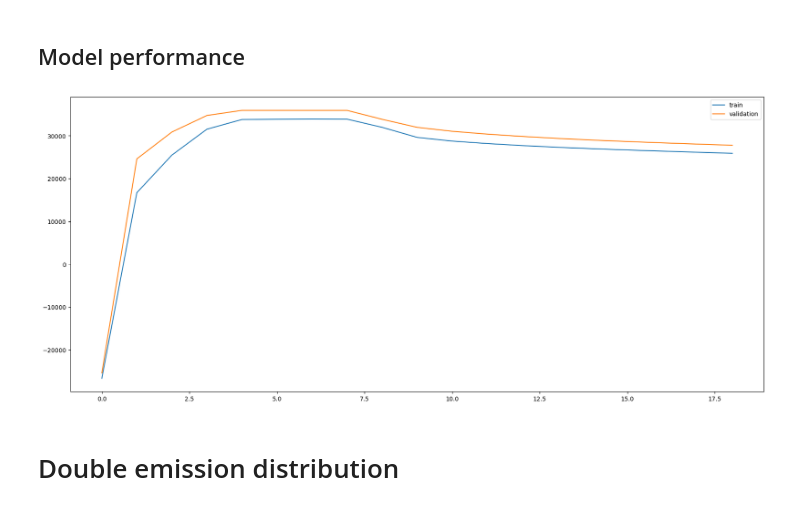
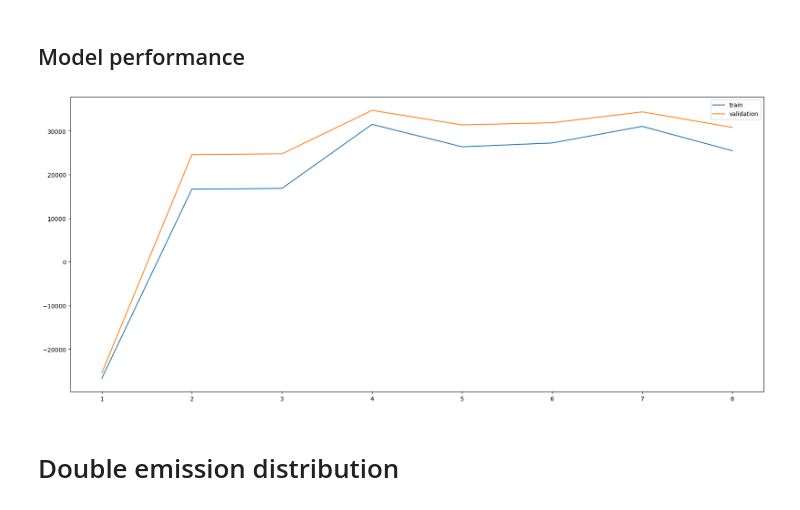
Before and after one commit to matteotolloso/ispr, a Jupyter notebook: midterm_2/hmm.ipynb, the cells around one changed output. Drawn from its saved outputs; the diff is of its cells as text; code cells hidden in the pictures.

```diff
--- a/midterm_2/hmm.ipynb
+++ b/midterm_2/hmm.ipynb
@@ -16,9 +16,9 @@ def train_and_plot_single(
     ) -> np.array:
     # create and train an HMM model
     model = hmm.GaussianHMM(n_components=n_components)
-    model.fit(visible_sequence_train)
+    model.fit(visible_sequence_train, lengths=[len(visible_sequence_train)])
     # predict the most likely sequence of internal hidden state
-    prob, hidden_sequence = model.decode(visible_sequence_test, algorithm='viterbi')
+    prob, hidden_sequence = model.decode(visible_sequence_test, algorithm='viterbi', lengths=[len(visible_sequence_test)])
     if plot:
         # transform the numpy matrix into a 1-D list
         visible_sequence_test = [i[0] for i in visible_sequence_test]
@@ -91,8 +91,8 @@ for i in range(2, 6):
 # %% [markdown]
 ### Model selection
 # %%
-train = []
-validation = []
+train_app = []
+validation_app = []
 for i in range(1, 20):
     _, model = train_and_plot_single(
         visible_sequence_train=train_set_app,
@@ -100,8 +100,8 @@ for i in range(1, 20):
         n_components=i,
         plot=False
     )
-    train.append(model.score(train_set_app, lengths = [len(train_set_app) - 1] ))
-    validation.append(model.score(validation_set_app, lengths  = [len(train_set_app) - 1] ))
+    train_app.append(model.score(train_set_app, lengths = [len(train_set_app) - 1] ))
+    validation_app.append(model.score(validation_set_app, lengths  = [len(train_set_app) - 1] ))
 # %%
 # plot the train and validation scores
 plt.subplots(figsize=(21, 9))
@@ -117,7 +118,7 @@ plt.show()
 Training and plot the model
 # %%
 for i in range(2, 6):
-    _, model = train_and_plot_single(
+    _, _ = train_and_plot_single(
         visible_sequence_train=train_set_light,
         visible_sequence_test=validation_set_light,
         n_components=i
@@ -131,8 +131,8 @@ KeyboardInterrupt:
 # %% [markdown]
 ## Model performance
 # %%
-train = []
-validation = []
+train_lights = []
+validation_lights = []
 for i in range(1, 9):
     _, model = train_and_plot_single(
         visible_sequence_train=train_set_light,
@@ -140,17 +140,18 @@ for i in range(1, 9):
         n_components=i,
         plot=False
     )
-    train.append(model.score(train_set_light, lengths = [len(train_set_light) - 1] ))
-    validation.append(model.score(validation_set_light, lengths  = [len(validation_set_light) - 1] ))
+    train_lights.append(model.score(train_set_light, lengths = [len(train_set_light) - 1] ))
+    validation_lights.append(model.score(validation_set_light, lengths  = [len(validation_set_light) - 1] ))
 # %%
 # plot the train and validation scores
 plt.subplots(figsize=(21, 9))
-plt.plot([i for i in range(len(train))], train, label="train")
-plt.plot([i for i in range(len(validation))], validation, label="validation")
+plt.xticks([i for i in range(1, len(train_lights) + 1)])
+plt.plot(range(1, len(train_lights) + 1), train_lights, label="train")
+plt.plot(range(1, len(validation_lights) + 1), validation_lights, label="validation")
 plt.legend()
 plt.show()
 # %% [output]
-[figure, old version]
+[figure, new version]
 # %% [markdown]
 # Double emission distribution
 # %% [markdown]
```
Also changed, not shown: parts of 5 cells of this notebook.
